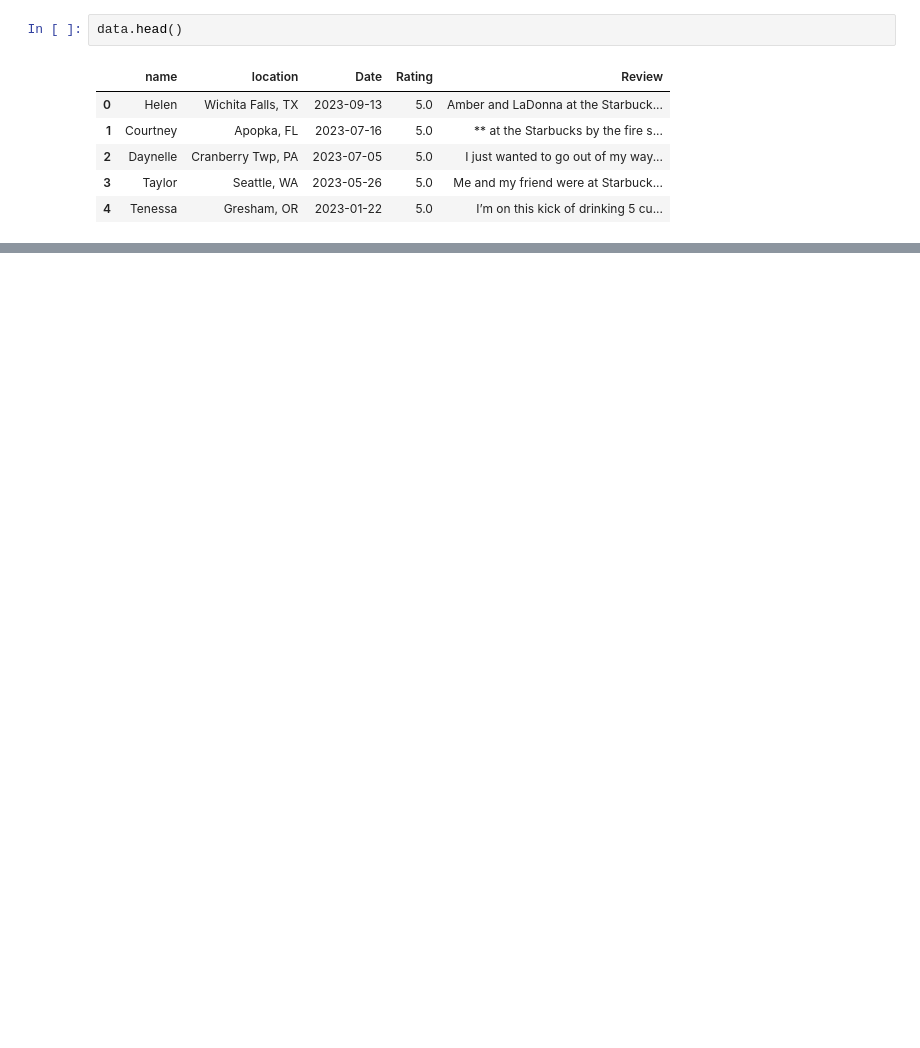
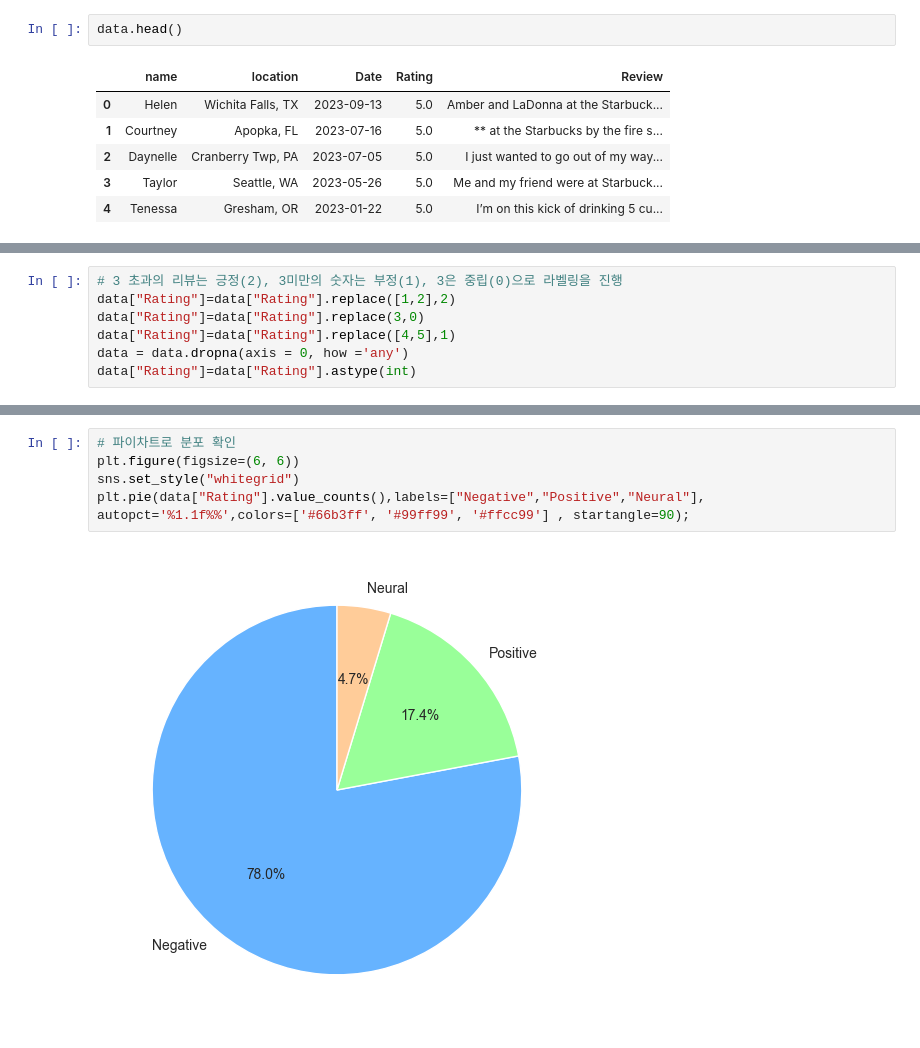
Before and after one commit to gyseong/Starbucks_NLP, a Jupyter notebook: starbuck_review.ipynb, the cells around one changed output, grey strips where cells are left out. Cells and saved outputs as stored; diff of their text form; blank space fills up the shorter version.

```diff
--- a/starbuck_review.ipynb
+++ b/starbuck_review.ipynb
@@ -79,0 +118,7 @@ data.head()
+# %%
+# 3 초과의 리뷰는 긍정(2), 3미만의 숫자는 부정(1), 3은 중립(0)으로 라벨링을 진행
+data["Rating"]=data["Rating"].replace([1,2],2)
+data["Rating"]=data["Rating"].replace(3,0)
+data["Rating"]=data["Rating"].replace([4,5],1)
+data = data.dropna(axis = 0, how ='any')
+data["Rating"]=data["Rating"].astype(int)
@@ -79,0 +134,7 @@ data.head()
+# %%
+# 파이차트로 분포 확인
+plt.figure(figsize=(6, 6))
+sns.set_style("whitegrid")
+plt.pie(data["Rating"].value_counts(),labels=["Negative","Positive","Neural"], autopct='%1.1f%%',colors=['#66b3ff', '#99ff99', '#ffcc99'] , startangle=90);
+# %% [output]
+[figure, added]
```
Also changed, not shown: parts of 5 cells of this notebook.
